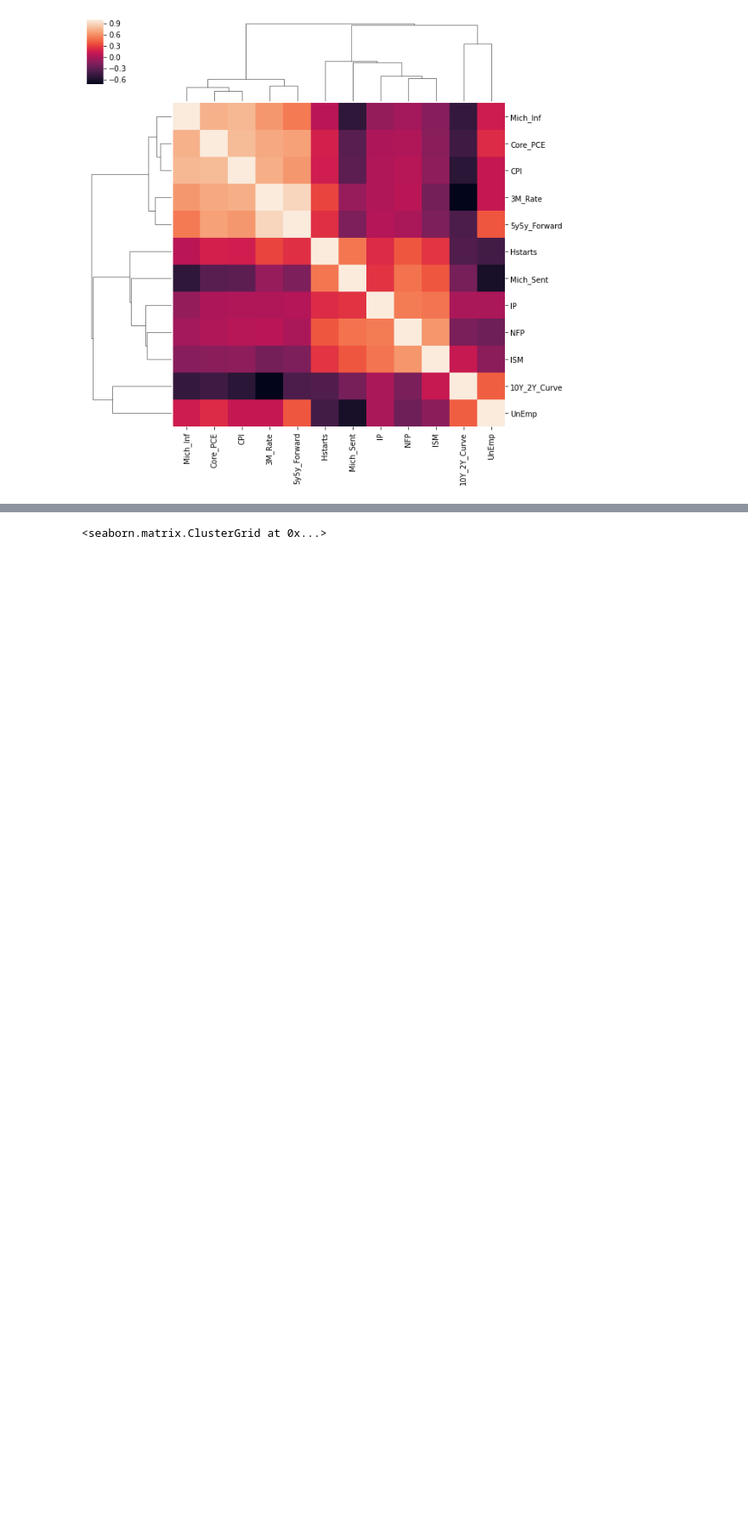
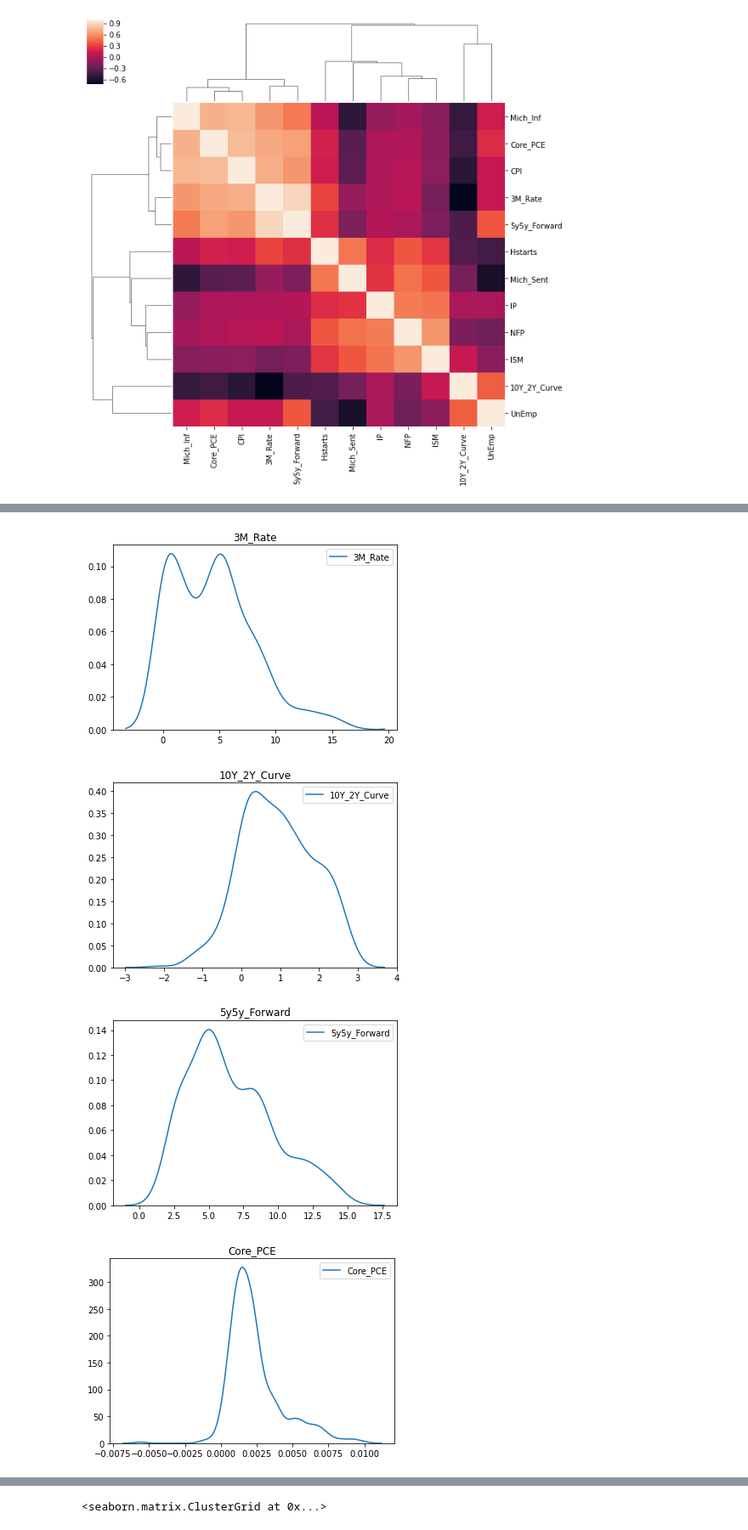
Before and after one commit to mkosik89/Springboard, a Jupyter notebook: Capstone_2/Data/EDA.ipynb, the cells around one changed output, grey strips where cells are left out. Shown at 85% size. Saved outputs shown, nothing was run; the diff lists cells and outputs as text; code cells hidden in the pictures; blank space fills up the shorter version.

```diff
--- a/Capstone_2/Data/EDA.ipynb
+++ b/Capstone_2/Data/EDA.ipynb
@@ -40,0 +48,10 @@ sns.clustermap(df_feat.dropna().corr())
+# %%
+for col in df_feat.columns:
+    sns.kdeplot(data=df_feat[col])
+    plt.title(col)
+    plt.show()
+# %% [output]
+[figure, added]
+[figure, added]
+[figure, added]
+[figure, added]
```
Also changed, not shown: parts of 47 cells of this notebook.
